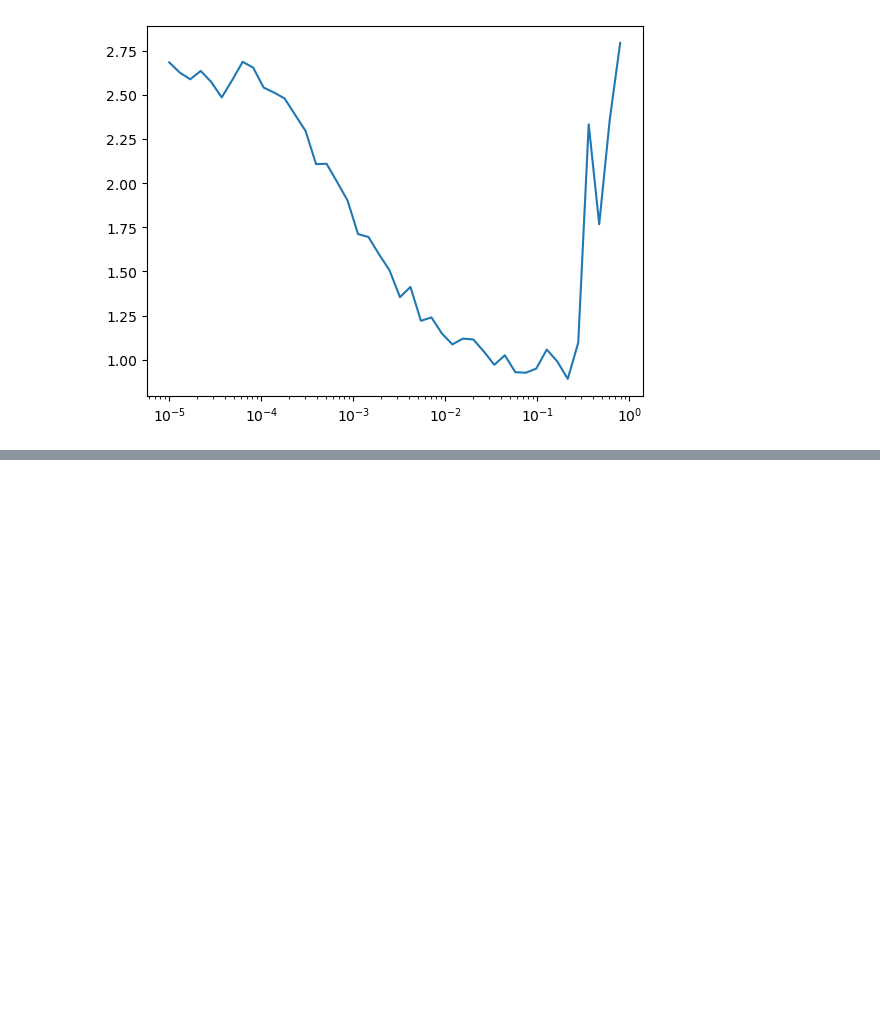
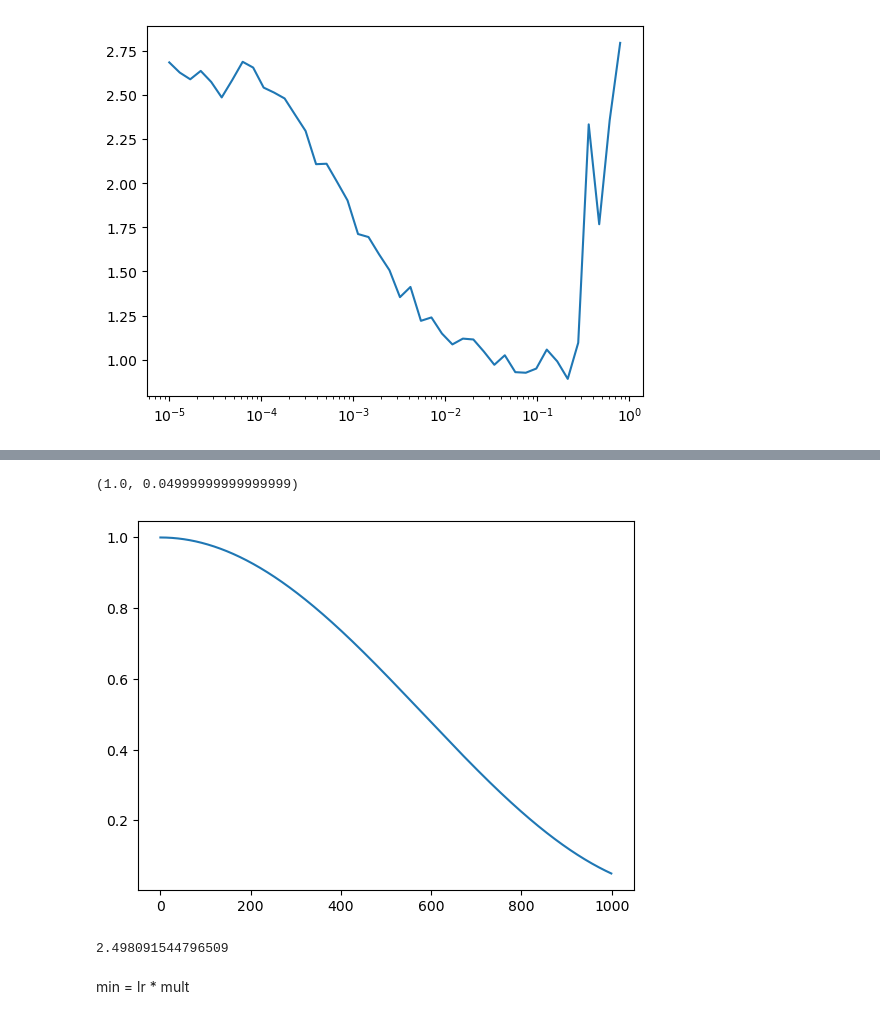
Before and after one commit to tom-pollak/tinyai, a Jupyter notebook: nbs/13b_schedulers_mnist.ipynb, the cells around one changed output, grey strips where cells are left out. Saved outputs shown, nothing was run; the diff lists cells and outputs as text; code cells hidden in the pictures; blank space fills up the shorter version.

```diff
--- a/nbs/13b_schedulers_mnist.ipynb
+++ b/nbs/13b_schedulers_mnist.ipynb
@@ -72,0 +85,12 @@ ValueError: Requires callbacks: MetricsCB
+# %%
+import matplotlib.pyplot as plt
+import numpy as np
+import math
+
+eta_min = 0.05
+m = [(math.cos(x)+1)/2 for x in np.linspace(0, math.acos(eta_min*2 - 1), 1000)]
+plt.plot(m)
+max(m), min(m)
+# %% [output]
+(1.0, 0.04999999999999999)
+[figure, added]
@@ -72,0 +122,6 @@ ValueError: Requires callbacks: MetricsCB
+# %%
+math.acos(2 * 3e-4 / 3e-3 - 1)
+# %% [output]
+2.498091544796509
+# %% [markdown]
+min = lr * mult
```
Also changed, not shown: parts of 12 cells of this notebook, 3 other files.
